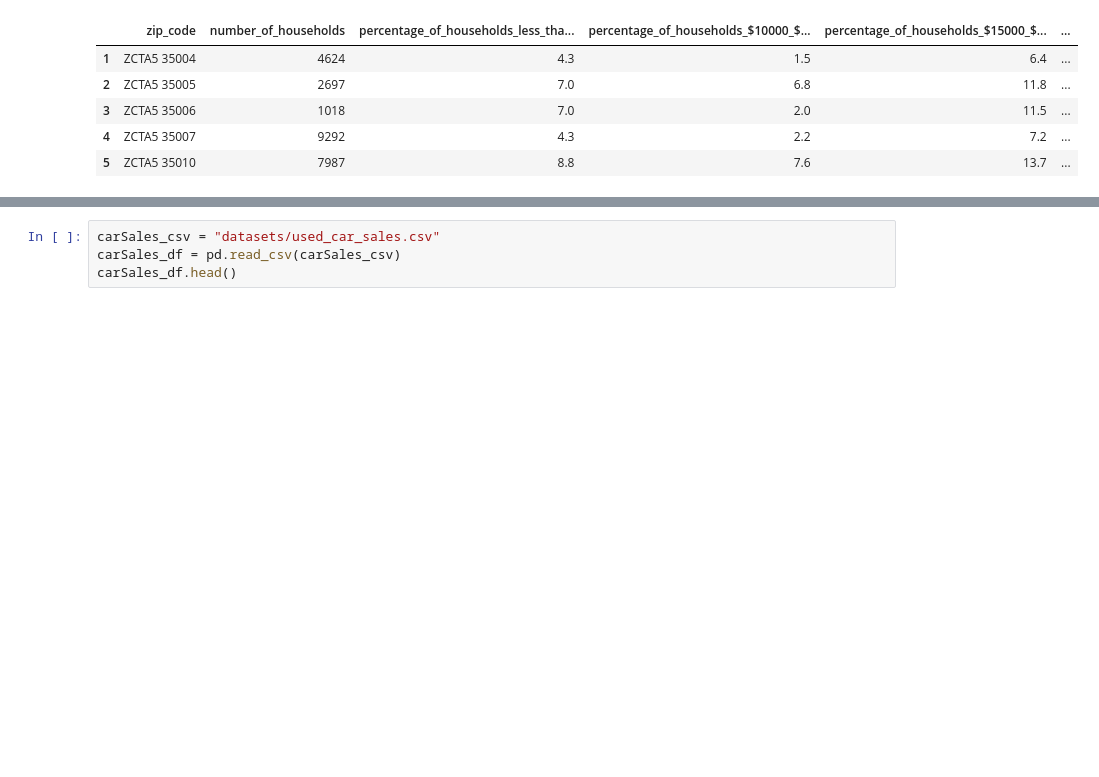
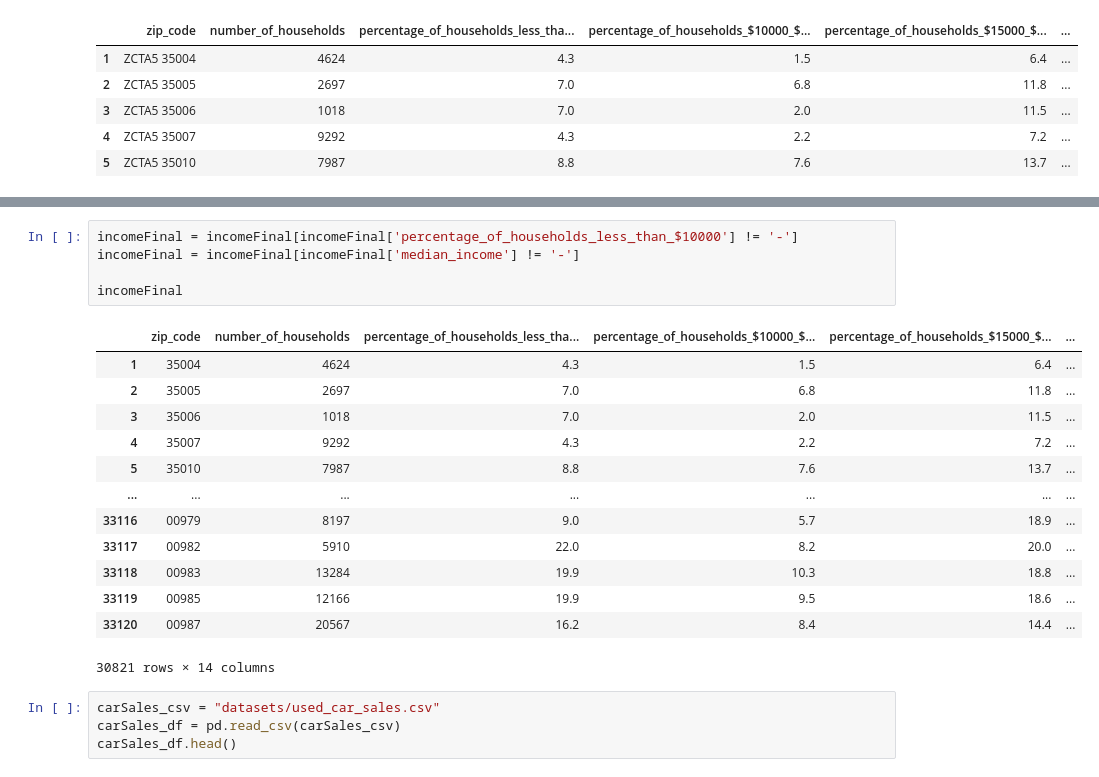
Before and after one commit to HenryPoe/ETL-Project, a Jupyter notebook: Main.ipynb, the cells around one changed output, grey strips where cells are left out. Saved outputs shown, nothing was run; the diff lists cells and outputs as text; blank space fills up the shorter version.

```diff
--- a/Main.ipynb
+++ b/Main.ipynb
@@ -99,3 +106,22 @@ See the caveats in the documentation: https://pandas.pydata.org/pandas-docs/stab
+# %%
+incomeFinal = incomeFinal[incomeFinal['percentage_of_households_less_than_$10000'] != '-']
+incomeFinal = incomeFinal[incomeFinal['median_income'] != '-']
+
+incomeFinal
+# %% [output]
+|  | zip_code | number_of_households | percentage_of_households_less_tha... | percentage_of_households_$10000_$... | percentage_of_households_$15000_$... | ... |
+| 1 | 35004 | 4624 | 4.3 | 1.5 | 6.4 | ... |
+| 2 | 35005 | 2697 | 7.0 | 6.8 | 11.8 | ... |
+| 3 | 35006 | 1018 | 7.0 | 2.0 | 11.5 | ... |
+| 4 | 35007 | 9292 | 4.3 | 2.2 | 7.2 | ... |
+| 5 | 35010 | 7987 | 8.8 | 7.6 | 13.7 | ... |
+| ... | ... | ... | ... | ... | ... | ... |
+| 33116 | 00979 | 8197 | 9.0 | 5.7 | 18.9 | ... |
+| 33117 | 00982 | 5910 | 22.0 | 8.2 | 20.0 | ... |
+| 33118 | 00983 | 13284 | 19.9 | 10.3 | 18.8 | ... |
+| 33119 | 00985 | 12166 | 19.9 | 9.5 | 18.6 | ... |
+| 33120 | 00987 | 20567 | 16.2 | 8.4 | 14.4 | ... |
+30821 rows × 14 columns
 # %%
 carSales_csv = "datasets/used_car_sales.csv"
 carSales_df = pd.read_csv(carSales_csv)
```
Also changed, not shown: parts of 4 cells of this notebook, 1 other file.
